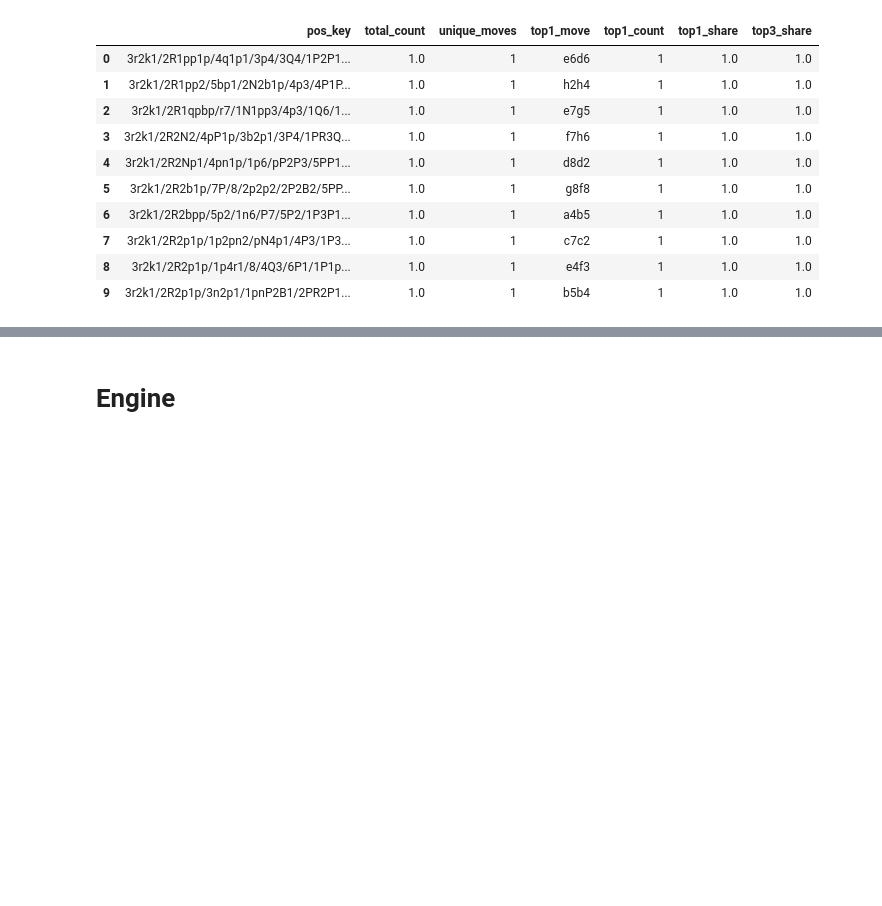
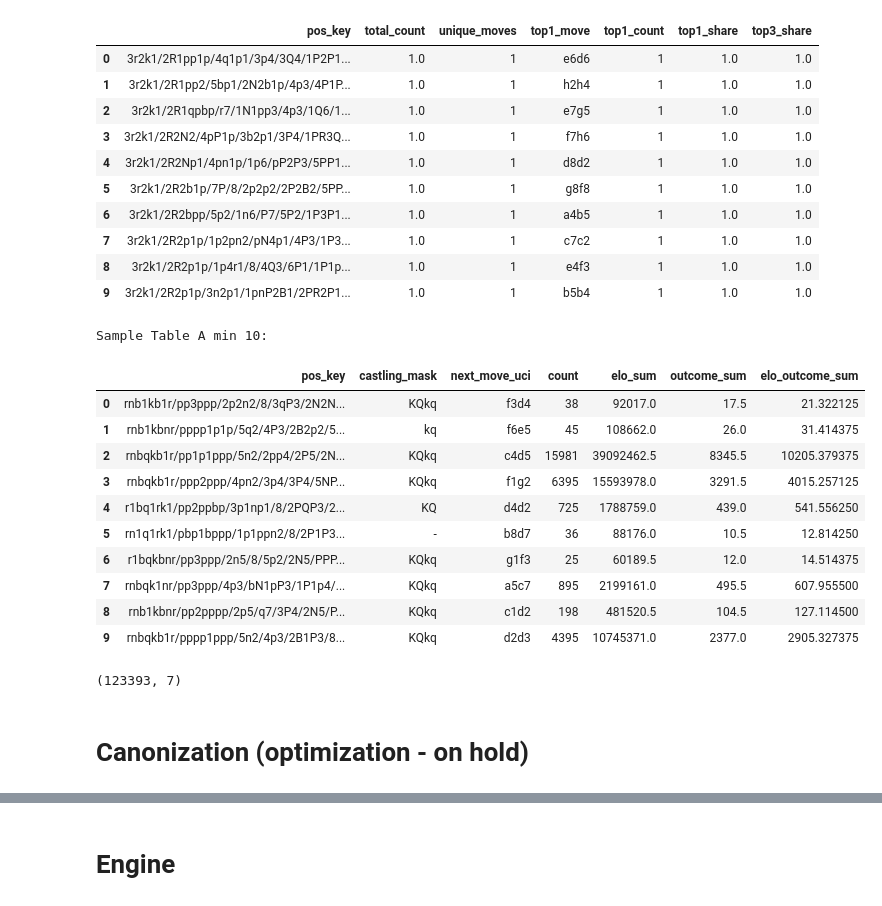
Before and after one commit to marjanbho/HowestProject, a Jupyter notebook: HowestProject_Recommendation_Engine.ipynb, the cells around one changed output, grey strips where cells are left out. Saved outputs shown, nothing was run; the diff lists cells and outputs as text; code cells hidden in the pictures; blank space fills up the shorter version.

```diff
--- a/HowestProject_Recommendation_Engine.ipynb
+++ b/HowestProject_Recommendation_Engine.ipynb
@@ -862,0 +860,23 @@ table.to_pandas().groupby('total_count').size()
+# %%
+print("\nSample Table A min 10:")
+pf = pq.ParquetFile(A_FINAL_DIR / "tableA_min10.parquet")
+table = pf.read_row_group(0)
+display(table.to_pandas().head(10))
+
+table.shape
+# %% [output]
+Sample Table A min 10:
+|  | pos_key | castling_mask | next_move_uci | count | elo_sum | outcome_sum | elo_outcome_sum |
+| 0 | rnb1kb1r/pp3ppp/2p2n2/8/3qP3/2N2N... | KQkq | f3d4 | 38 | 92017.0 | 17.5 | 21.322125 |
+| 1 | rnb1kbnr/pppp1p1p/5q2/4P3/2B2p2/5... | kq | f6e5 | 45 | 108662.0 | 26.0 | 31.414375 |
+| 2 | rnbqkb1r/pp1p1ppp/5n2/2pp4/2P5/2N... | KQkq | c4d5 | 15981 | 39092462.5 | 8345.5 | 10205.379375 |
+| 3 | rnbqkb1r/ppp2ppp/4pn2/3p4/3P4/5NP... | KQkq | f1g2 | 6395 | 15593978.0 | 3291.5 | 4015.257125 |
+| 4 | r1bq1rk1/pp2ppbp/3p1np1/8/2PQP3/2... | KQ | d4d2 | 725 | 1788759.0 | 439.0 | 541.556250 |
+| 5 | rn1q1rk1/pbp1bppp/1p1ppn2/8/2P1P3... | - | b8d7 | 36 | 88176.0 | 10.5 | 12.814250 |
+| 6 | r1bqkbnr/pp3ppp/2n5/8/5p2/2N5/PPP... | KQkq | g1f3 | 25 | 60189.5 | 12.0 | 14.514375 |
+| 7 | rnbqk1nr/pp3ppp/4p3/bN1pP3/1P1p4/... | KQkq | a5c7 | 895 | 2199161.0 | 495.5 | 607.955500 |
+| 8 | rnb1kbnr/pp2pppp/2p5/q7/3P4/2N5/P... | KQkq | c1d2 | 198 | 481520.5 | 104.5 | 127.114500 |
+| 9 | rnbqkb1r/pppp1ppp/5n2/4p3/2B1P3/8... | KQkq | d2d3 | 4395 | 10745371.0 | 2377.0 | 2905.327375 |
+(123393, 7)
+# %% [markdown]
+# Canonization (optimization - on hold)
```
Also changed, not shown: parts of 12 cells of this notebook.
